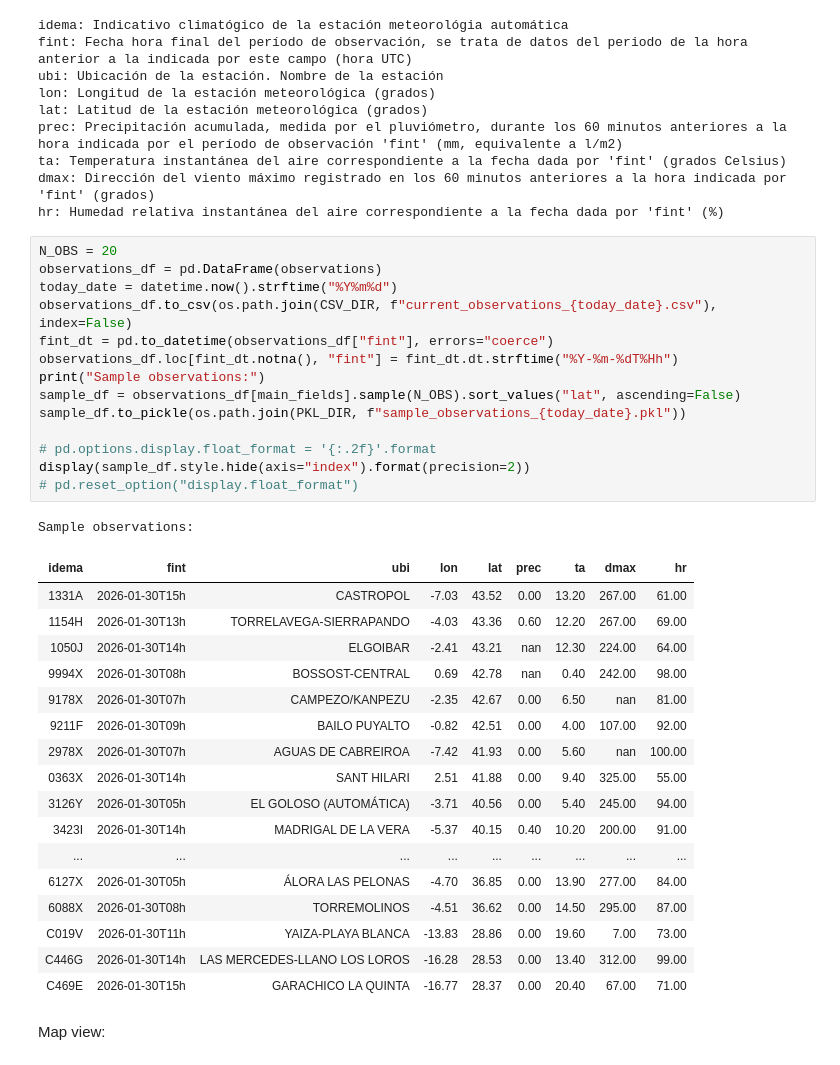
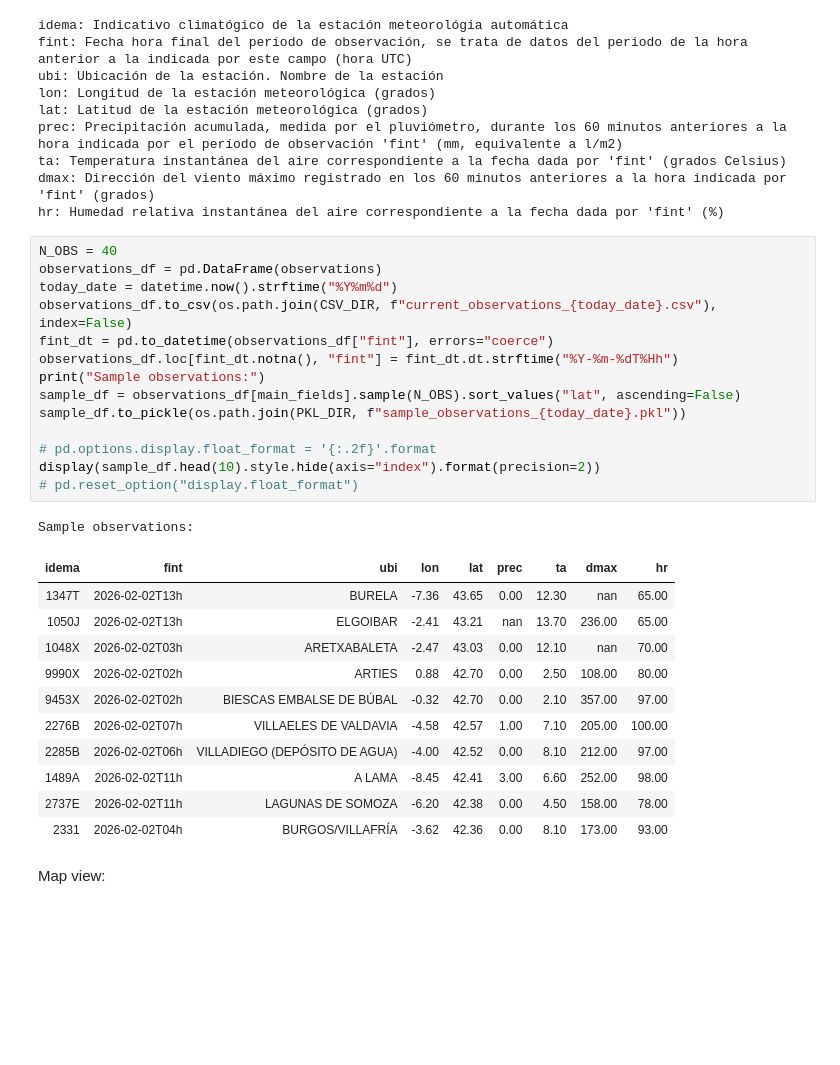
Before and after one commit to reddgr/energy-price-forecasting-in-power-grids, a Jupyter notebook: notebooks/04_AEMET_OpenData.ipynb, the cells around one changed output. Cells and saved outputs as stored; diff of their text form; blank space fills up the shorter version.

```diff
--- a/notebooks/04_AEMET_OpenData.ipynb
+++ b/notebooks/04_AEMET_OpenData.ipynb
@@ -118,38 +121,32 @@ ta: Temperatura instantánea del aire correspondiente a la fecha dada por 'fint'
 dmax: Dirección del viento máximo registrado en los 60 minutos anteriores a la hora indicada por 'fint' (grados)
 hr: Humedad relativa instantánea del aire correspondiente a la fecha dada por 'fint' (%)
 # %%
-N_OBS = 20
+N_OBS = 40
 observations_df = pd.DataFrame(observations)
 today_date = datetime.now().strftime("%Y%m%d")
 observations_df.to_csv(os.path.join(CSV_DIR, f"current_observations_{today_date}.csv"), index=False)
 fint_dt = pd.to_datetime(observations_df["fint"], errors="coerce")
 observations_df.loc[fint_dt.notna(), "fint"] = fint_dt.dt.strftime("%Y-%m-%dT%Hh")
 print("Sample observations:")
 sample_df = observations_df[main_fields].sample(N_OBS).sort_values("lat", ascending=False)
 sample_df.to_pickle(os.path.join(PKL_DIR, f"sample_observations_{today_date}.pkl"))
 
 # pd.options.display.float_format = '{:.2f}'.format
-display(sample_df.style.hide(axis="index").format(precision=2))
+display(sample_df.head(10).style.hide(axis="index").format(precision=2))
 # pd.reset_option("display.float_format")
 # %% [output]
 Sample observations:
 | idema | fint | ubi | lon | lat | prec | ta | dmax | hr |
-| 1331A | 2026-01-30T15h | CASTROPOL | -7.03 | 43.52 | 0.00 | 13.20 | 267.00 | 61.00 |
-| 1154H | 2026-01-30T13h | TORRELAVEGA-SIERRAPANDO | -4.03 | 43.36 | 0.60 | 12.20 | 267.00 | 69.00 |
-| 1050J | 2026-01-30T14h | ELGOIBAR | -2.41 | 43.21 | nan | 12.30 | 224.00 | 64.00 |
-| 9994X | 2026-01-30T08h | BOSSOST-CENTRAL | 0.69 | 42.78 | nan | 0.40 | 242.00 | 98.00 |
-| 9178X | 2026-01-30T07h | CAMPEZO/KANPEZU | -2.35 | 42.67 | 0.00 | 6.50 | nan | 81.00 |
-| 9211F | 2026-01-30T09h | BAILO PUYALTO | -0.82 | 42.51 | 0.00 | 4.00 | 107.00 | 92.00 |
-| 2978X | 2026-01-30T07h | AGUAS DE CABREIROA | -7.42 | 41.93 | 0.00 | 5.60 | nan | 100.00 |
-| 0363X | 2026-01-30T14h | SANT HILARI | 2.51 | 41.88 | 0.00 | 9.40 | 325.00 | 55.00 |
-| 3126Y | 2026-01-30T05h | EL GOLOSO (AUTOMÁTICA) | -3.71 | 40.56 | 0.00 | 5.40 | 245.00 | 94.00 |
-| 3423I | 2026-01-30T14h | MADRIGAL DE LA VERA | -5.37 | 40.15 | 0.40 | 10.20 | 200.00 | 91.00 |
-| ... | ... | ... | ... | ... | ... | ... | ... | ... |
-| 6127X | 2026-01-30T05h | ÁLORA LAS PELONAS | -4.70 | 36.85 | 0.00 | 13.90 | 277.00 | 84.00 |
-| 6088X | 2026-01-30T08h | TORREMOLINOS | -4.51 | 36.62 | 0.00 | 14.50 | 295.00 | 87.00 |
-| C019V | 2026-01-30T11h | YAIZA-PLAYA BLANCA | -13.83 | 28.86 | 0.00 | 19.60 | 7.00 | 73.00 |
-| C446G | 2026-01-30T14h | LAS MERCEDES-LLANO LOS LOROS | -16.28 | 28.53 | 0.00 | 13.40 | 312.00 | 99.00 |
-| C469E | 2026-01-30T15h | GARACHICO LA QUINTA | -16.77 | 28.37 | 0.00 | 20.40 | 67.00 | 71.00 |
+| 1347T | 2026-02-02T13h | BURELA | -7.36 | 43.65 | 0.00 | 12.30 | nan | 65.00 |
+| 1050J | 2026-02-02T13h | ELGOIBAR | -2.41 | 43.21 | nan | 13.70 | 236.00 | 65.00 |
+| 1048X | 2026-02-02T03h | ARETXABALETA | -2.47 | 43.03 | 0.00 | 12.10 | nan | 70.00 |
+| 9990X | 2026-02-02T02h | ARTIES | 0.88 | 42.70 | 0.00 | 2.50 | 108.00 | 80.00 |
+| 9453X | 2026-02-02T02h | BIESCAS EMBALSE DE BÚBAL | -0.32 | 42.70 | 0.00 | 2.10 | 357.00 | 97.00 |
+| 2276B | 2026-02-02T07h | VILLAELES DE VALDAVIA | -4.58 | 42.57 | 1.00 | 7.10 | 205.00 | 100.00 |
+| 2285B | 2026-02-02T06h | VILLADIEGO (DEPÓSITO DE AGUA) | -4.00 | 42.52 | 0.00 | 8.10 | 212.00 | 97.00 |
+| 1489A | 2026-02-02T11h | A LAMA | -8.45 | 42.41 | 3.00 | 6.60 | 252.00 | 98.00 |
+| 2737E | 2026-02-02T11h | LAGUNAS DE SOMOZA | -6.20 | 42.38 | 0.00 | 4.50 | 158.00 | 78.00 |
+| 2331 | 2026-02-02T04h | BURGOS/VILLAFRÍA | -3.62 | 42.36 | 0.00 | 8.10 | 173.00 | 93.00 |
 # %% [markdown]
 Map view:
 # %%
```
Also changed, not shown: parts of 2 cells of this notebook.
